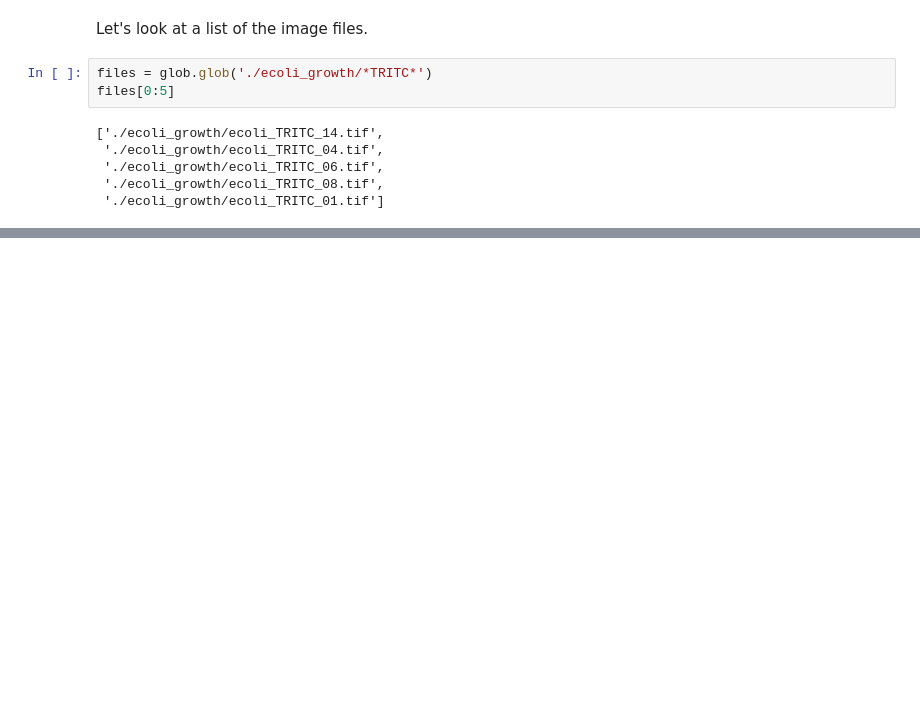
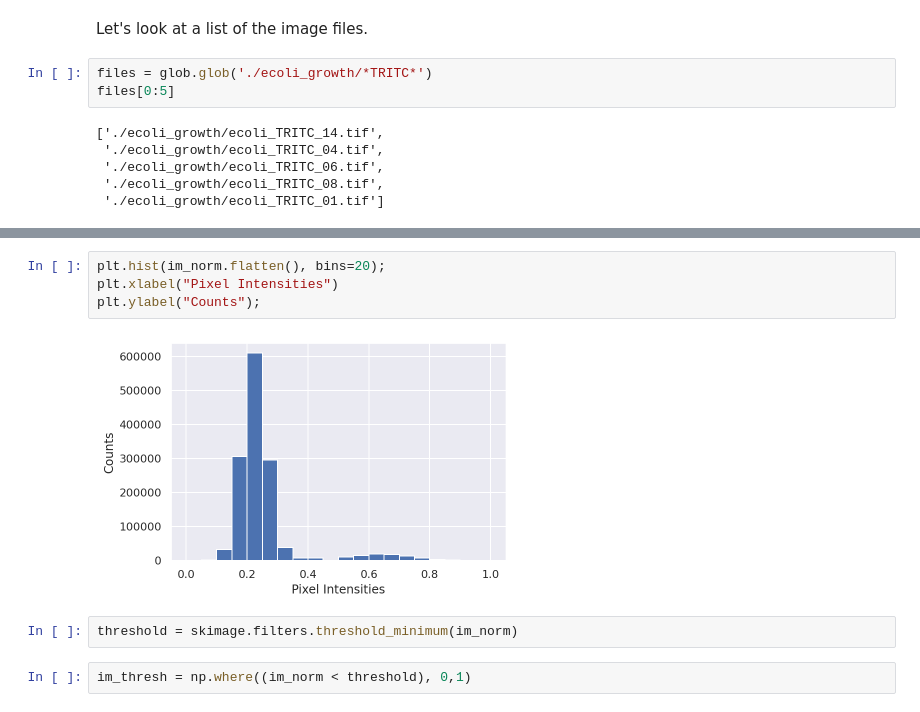
Before and after one commit to jqwhite/PhysBioCell, a Jupyter notebook: 1_2_bacterial_growth.ipynb, the cells around one changed output, grey strips where cells are left out. Drawn from its saved outputs; the diff is of its cells as text; blank space fills up the shorter version.

```diff
--- a/1_2_bacterial_growth.ipynb
+++ b/1_2_bacterial_growth.ipynb
@@ -61,0 +111,10 @@ files[0:5]
+# %%
+plt.hist(im_norm.flatten(), bins=20);
+plt.xlabel("Pixel Intensities")
+plt.ylabel("Counts");
+# %% [output]
+[figure, added]
+# %%
+threshold = skimage.filters.threshold_minimum(im_norm)
+# %%
+im_thresh = np.where((im_norm < threshold), 0,1)
```
Also changed, not shown: parts of 14 cells of this notebook.
